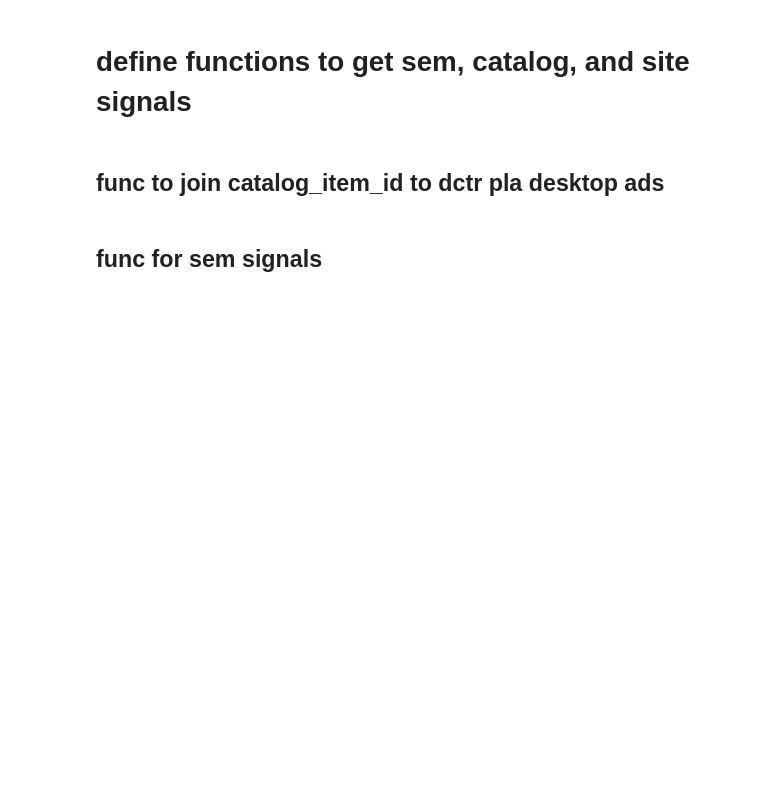
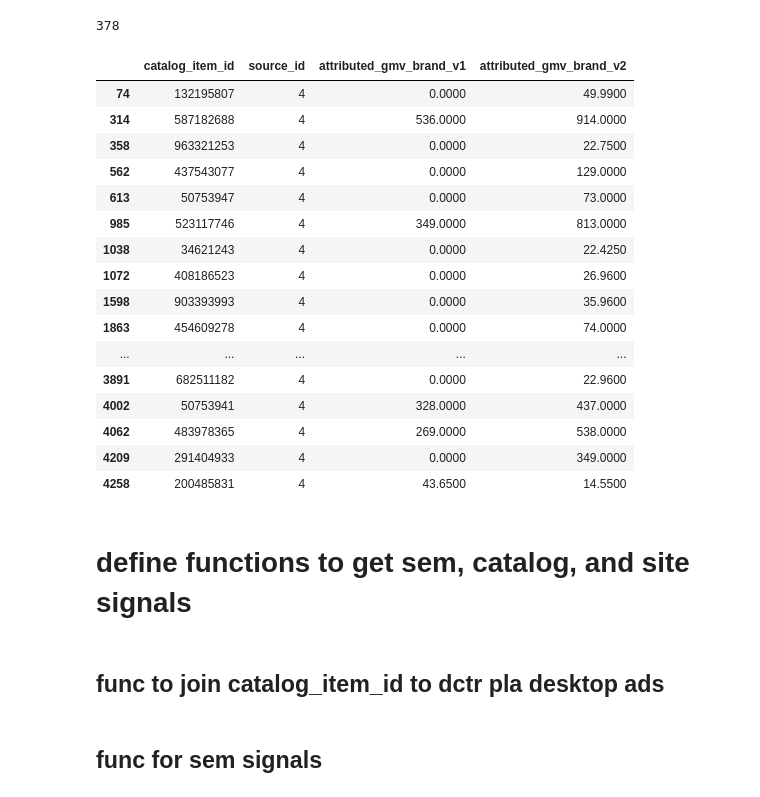
Before and after one commit to peter91011/rpc_feature_extraction, a Jupyter notebook: rpc_model/RPC_Prediction_Feature_PLA_cluster.ipynb, the cells around one changed output. Saved outputs shown, nothing was run; the diff lists cells and outputs as text; code cells hidden in the pictures; blank space fills up the shorter version.

```diff
--- a/rpc_model/RPC_Prediction_Feature_PLA_cluster.ipynb
+++ b/rpc_model/RPC_Prediction_Feature_PLA_cluster.ipynb
@@ -62,0 +1012,17 @@ spark.sparkContext.setLogLevel("ERROR")
+# %%
+v1.columns = ['catalog_item_id','source_id', 'attributed_gmv_brand_v1']
+# %%
+v2 = spark.sql("""select catalog_item_id,source_id, sum(attributed_gmv_brand) from
+(select fair.source_id, fair.catalog_item_id,attributed_gmv_brand from fair.pt3_14day_report_nas fair
+inner join
+casesci_sem.coop_keyword_item_info coop
+on
+fair.catalog_item_id = coop.catalog_item_id and
+fair.source_id = coop.source_id and
+fair.ad_date = coop.date_string and
+fair.ad_date = "2023-03-26") a
+group by source_id,catalog_item_id""").toPandas()
+# %%
+v2.columns = ['catalog_item_id','source_id', 'attributed_gmv_brand_v2']
+# %%
+v_join = pd.merge(v1,v2, how='outer', on = ['catalog_item_id','source_id'])
@@ -63,3 +3094,27 @@ spark.sparkContext.setLogLevel("ERROR")
+# %%
+914-536
+# %% [output]
+378
+# %%
+v_join[(v_join['attributed_gmv_brand_v2']!=v_join['attributed_gmv_brand_v1'])&(v_join['attributed_gmv_brand_v1'].isnull()==False)&(v_join['attributed_gmv_brand_v2'].isnull()==False)&(v_join['source_id']==4)]
+# %% [output]
+|  | catalog_item_id | source_id | attributed_gmv_brand_v1 | attributed_gmv_brand_v2 |
+| 74 | 132195807 | 4 | 0.0000 | 49.9900 |
+| 314 | 587182688 | 4 | 536.0000 | 914.0000 |
+| 358 | 963321253 | 4 | 0.0000 | 22.7500 |
+| 562 | 437543077 | 4 | 0.0000 | 129.0000 |
+| 613 | 50753947 | 4 | 0.0000 | 73.0000 |
+| 985 | 523117746 | 4 | 349.0000 | 813.0000 |
+| 1038 | 34621243 | 4 | 0.0000 | 22.4250 |
+| 1072 | 408186523 | 4 | 0.0000 | 26.9600 |
+| 1598 | 903393993 | 4 | 0.0000 | 35.9600 |
+| 1863 | 454609278 | 4 | 0.0000 | 74.0000 |
+| ... | ... | ... | ... | ... |
+| 3891 | 682511182 | 4 | 0.0000 | 22.9600 |
+| 4002 | 50753941 | 4 | 328.0000 | 437.0000 |
+| 4062 | 483978365 | 4 | 269.0000 | 538.0000 |
+| 4209 | 291404933 | 4 | 0.0000 | 349.0000 |
+| 4258 | 200485831 | 4 | 43.6500 | 14.5500 |
 # %% [markdown]
 # define functions to get sem, catalog, and site signals
 # %% [markdown]
```
Also changed, not shown: parts of 70 cells of this notebook, 25 other files.
